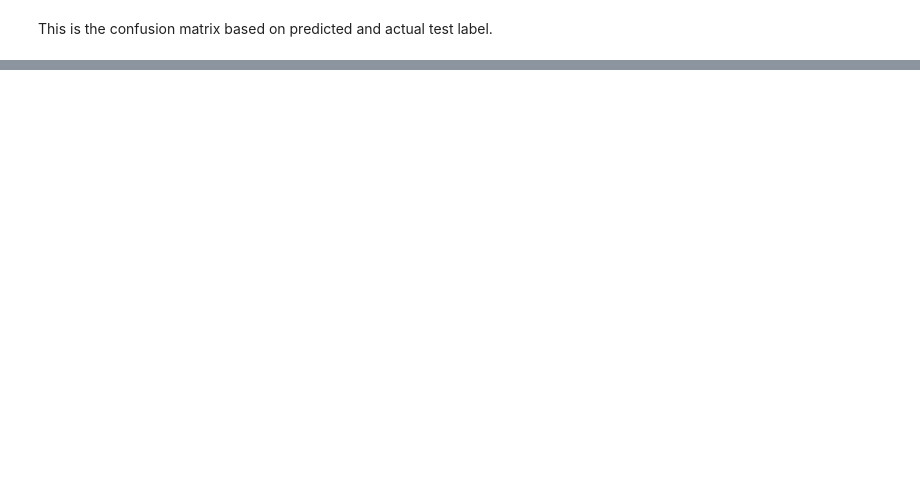
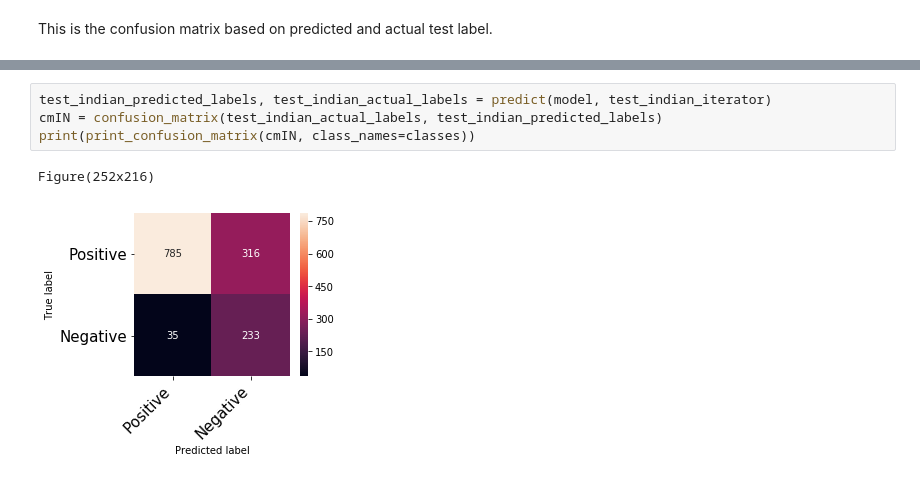
Before and after one commit to lppier/Sentiment_Mining_on_Yelp_Reviews, a Jupyter notebook: Yelp_Sentiment_Mining_using_RNN_(LSTM).ipynb, the cells around one changed output, grey strips where cells are left out. Saved outputs shown, nothing was run; the diff lists cells and outputs as text; blank space fills up the shorter version.

```diff
--- a/Yelp_Sentiment_Mining_using_RNN_(LSTM).ipynb
+++ b/Yelp_Sentiment_Mining_using_RNN_(LSTM).ipynb
@@ -693,0 +661,7 @@ Test Indian Loss: 0.616, Test Indian Acc: 85.55%
+# %%
+test_indian_predicted_labels, test_indian_actual_labels = predict(model, test_indian_iterator)
+cmIN = confusion_matrix(test_indian_actual_labels, test_indian_predicted_labels)
+print(print_confusion_matrix(cmIN, class_names=classes))
+# %% [output]
+Figure(252x216)
+[figure, added]
```
Also changed, not shown: parts of 46 cells of this notebook, 2 other files.
